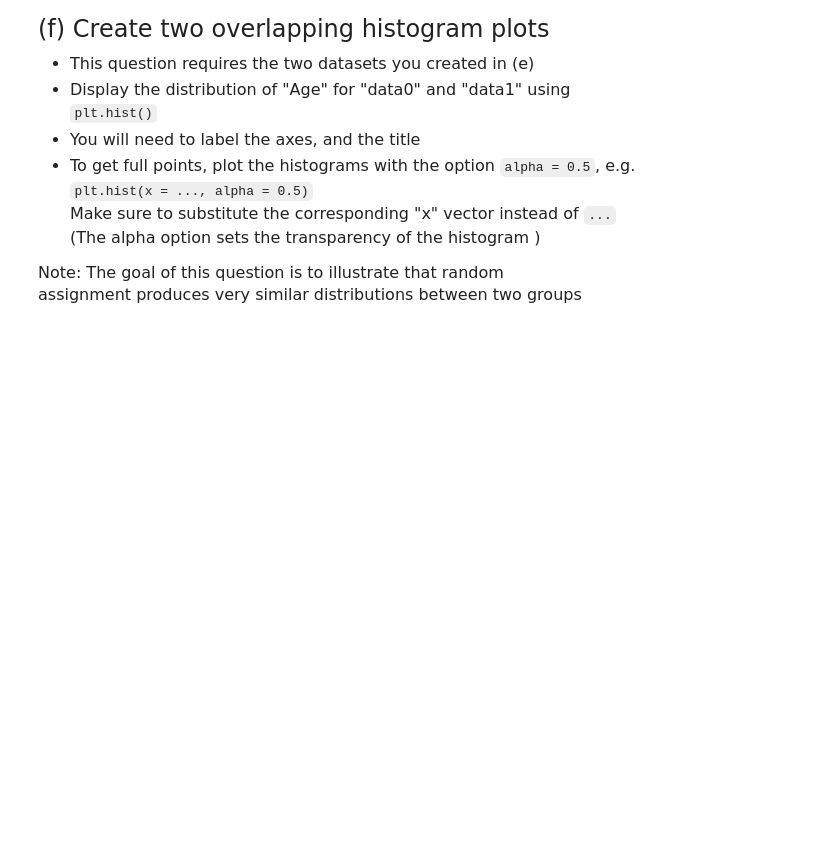
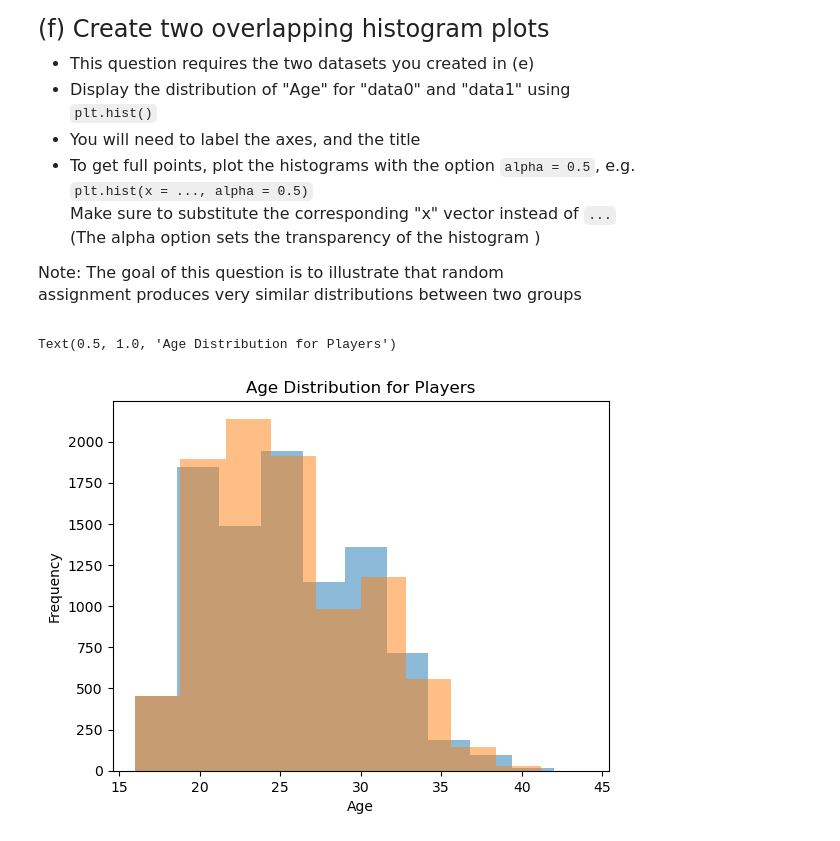
Before and after one commit to alisonthieberg/QTM-151, a Jupyter notebook: Quiz2/Quiz 2.ipynb, the cells around one changed output. Cells and saved outputs as stored; diff of their text form; code cells hidden in the pictures; blank space fills up the shorter version.

```diff
--- a/Quiz2/Quiz 2.ipynb
+++ b/Quiz2/Quiz 2.ipynb
@@ -178,11 +178,6 @@ reg = smf.ols(formula = 'Potential ~ Age',data = players).fit(cov = "HC1")
 b_list = reg.params
 
 print(b_list)
-
-players["p_estimated"] = b_list[0] + b_list[1] * players["Age"]
-
-plt.scatter(x= players["Age"], y= players["Potential"])
-plt.plot(players["Age"], players["p_estimated"])
 # %% [output]
 Intercept    79.752454
 Age          -0.346103
@@ -210,4 +203,8 @@ store it in a new dataset called "data1"
 
 n = len(players)
 
-random_var
+players["random_var"] = np.random.uniform(low = 0,high = 1,size = n)
+
+data0 = players.query("random_var < 0.5")
+
+data1 = players.query("random_var >= 0.5")
@@ -235,0 +229,11 @@ assignment produces very similar distributions between two groups
+# %%
+# Write your own code
+
+plt.hist(x=data0["Age"], alpha = 0.5)
+plt.hist(x=data1["Age"], alpha = 0.5)
+plt.xlabel("Age")
+plt.ylabel("Frequency")
+plt.title("Age Distribution for Players")
+# %% [output]
+Text(0.5, 1.0, 'Age Distribution for Players')
+[figure, added]
```
Also changed, not shown: parts of 3 cells of this notebook, 2 other files.
